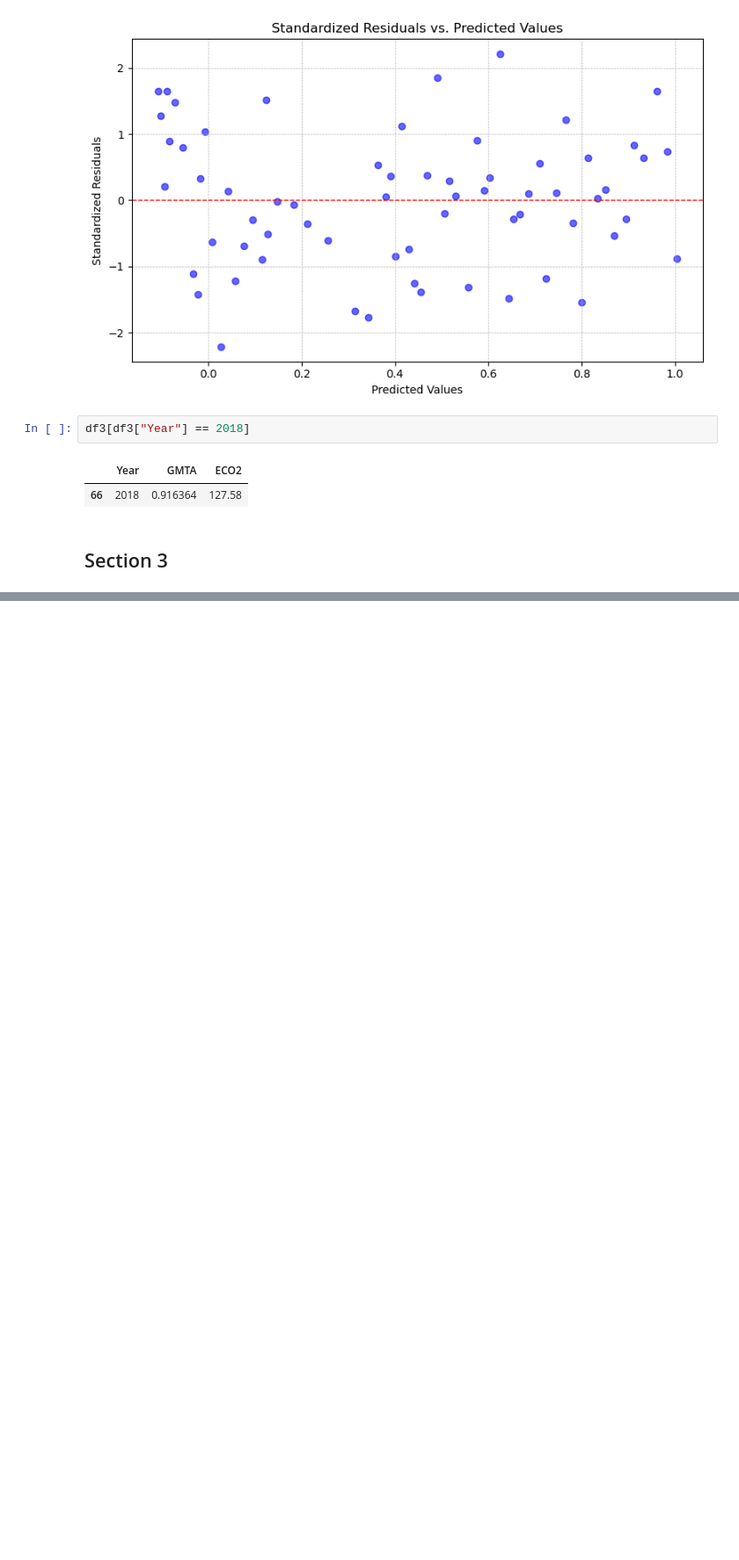
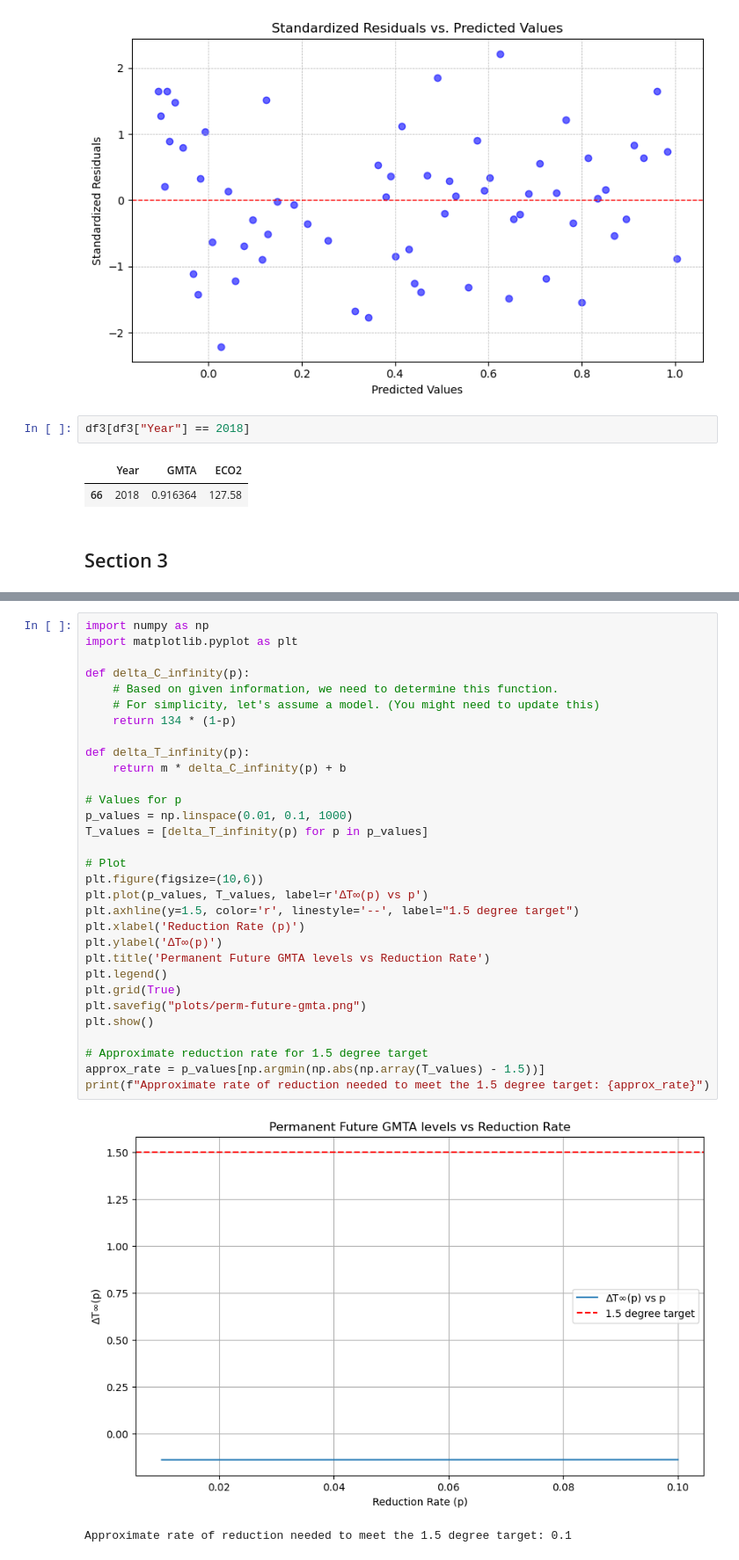
Before and after one commit to ririye01/math4334-MathModelingNotebooks, a Jupyter notebook: projects/p1/p1.ipynb, the cells around one changed output, grey strips where cells are left out. Shown at 88% size. Cells and saved outputs as stored; diff of their text form; blank space fills up the shorter version.

```diff
--- a/projects/p1/p1.ipynb
+++ b/projects/p1/p1.ipynb
@@ -296,0 +587,34 @@ df3[df3["Year"] == 2018]
+# %%
+import numpy as np
+import matplotlib.pyplot as plt
+
+def delta_C_infinity(p):
+    # Based on given information, we need to determine this function.
+    # For simplicity, let's assume a model. (You might need to update this)
+    return 134 * (1-p)
+
+def delta_T_infinity(p):
+    return m * delta_C_infinity(p) + b
+
+# Values for p
+p_values = np.linspace(0.01, 0.1, 1000)
+T_values = [delta_T_infinity(p) for p in p_values]
+
+# Plot
+plt.figure(figsize=(10,6))
+plt.plot(p_values, T_values, label=r'∆T∞(p) vs p')
+plt.axhline(y=1.5, color='r', linestyle='--', label="1.5 degree target")
+plt.xlabel('Reduction Rate (p)')
+plt.ylabel('∆T∞(p)')
+plt.title('Permanent Future GMTA levels vs Reduction Rate')
+plt.legend()
+plt.grid(True)
+plt.savefig("plots/perm-future-gmta.png")
+plt.show()
+
+# Approximate reduction rate for 1.5 degree target
+approx_rate = p_values[np.argmin(np.abs(np.array(T_values) - 1.5))]
+print(f"Approximate rate of reduction needed to meet the 1.5 degree target: {approx_rate}")
+# %% [output]
+[figure, added]
+Approximate rate of reduction needed to meet the 1.5 degree target: 0.1
```
Also changed, not shown: parts of 14 cells of this notebook, 6 other files.
